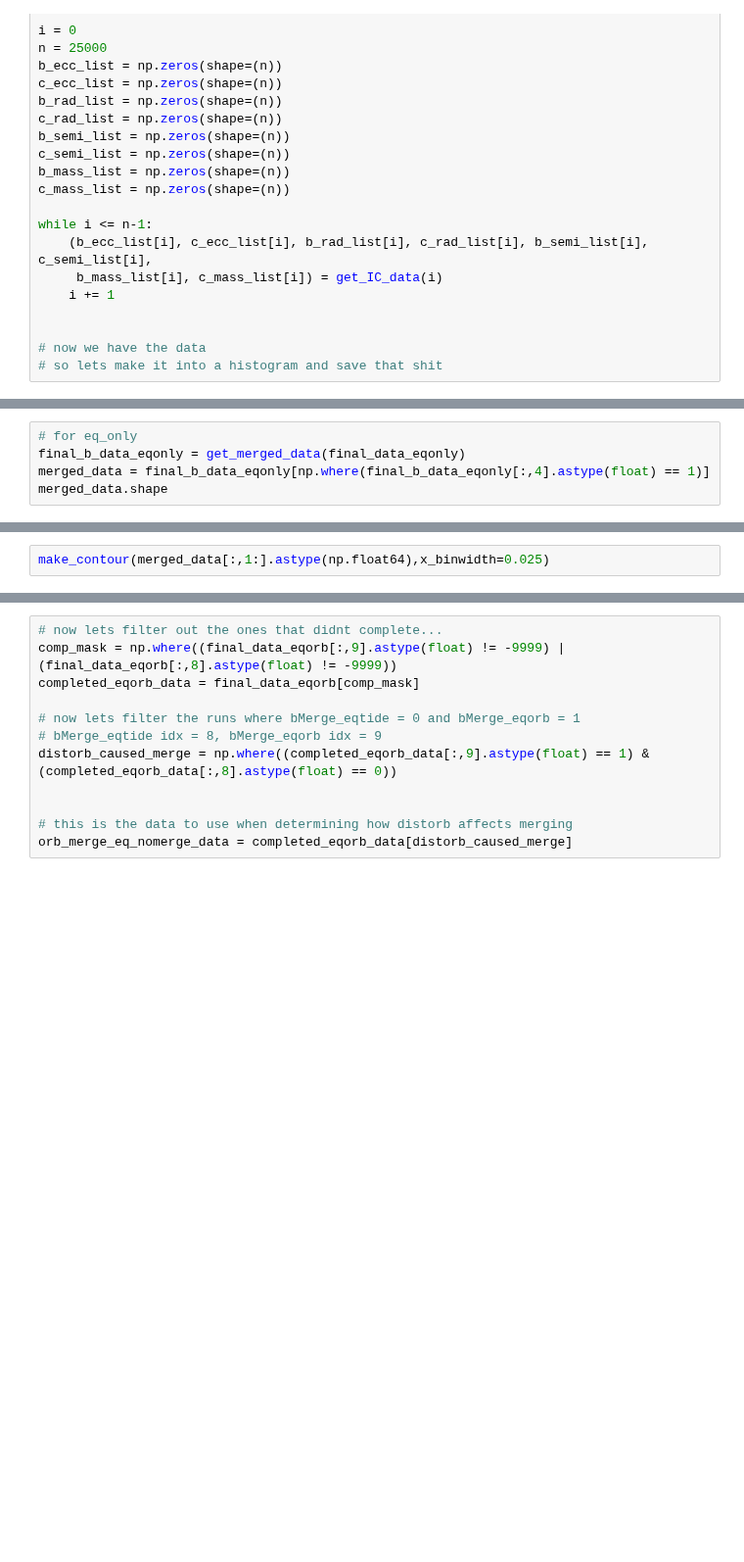
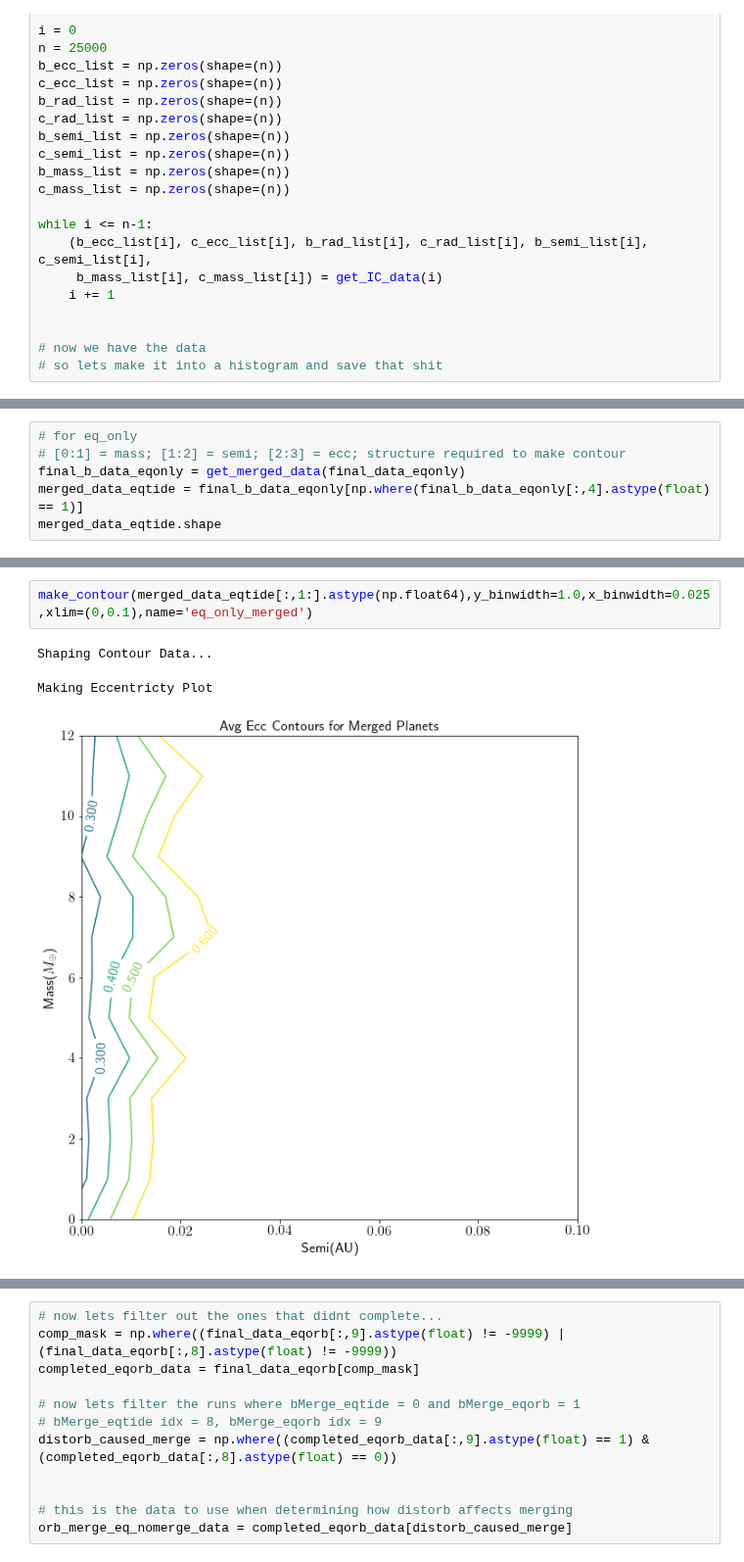
Before and after one commit to dm1681/Merging_Perts, a Jupyter notebook: Research/Merging_Perts/fig_gen.ipynb, the cells around one changed output, grey strips where cells are left out. Shown at 98% size. Drawn from its saved outputs; the diff is of its cells as text; blank space fills up the shorter version.

```diff
--- a/Research/Merging_Perts/fig_gen.ipynb
+++ b/Research/Merging_Perts/fig_gen.ipynb
@@ -431,5 +506,6 @@ Fetching data for Eqtide+Atmesc runs...
 # %%
 # for eq_only
+# [0:1] = mass; [1:2] = semi; [2:3] = ecc; structure required to make contour
 final_b_data_eqonly = get_merged_data(final_data_eqonly)
-merged_data = final_b_data_eqonly[np.where(final_b_data_eqonly[:,4].astype(float) == 1)]
-merged_data.shape
+merged_data_eqtide = final_b_data_eqonly[np.where(final_b_data_eqonly[:,4].astype(float) == 1)]
+merged_data_eqtide.shape
@@ -436,2 +520,6 @@ merged_data.shape
 # %%
-make_contour(merged_data[:,1:].astype(np.float64),x_binwidth=0.025)
+make_contour(merged_data_eqtide[:,1:].astype(np.float64),y_binwidth=1.0,x_binwidth=0.025,xlim=(0,0.1),name='eq_only_merged')
+# %% [output]
+Shaping Contour Data...
+Making Eccentricty Plot
+[figure, added]
```
Also changed, not shown: parts of 20 cells of this notebook, 9 other files.
